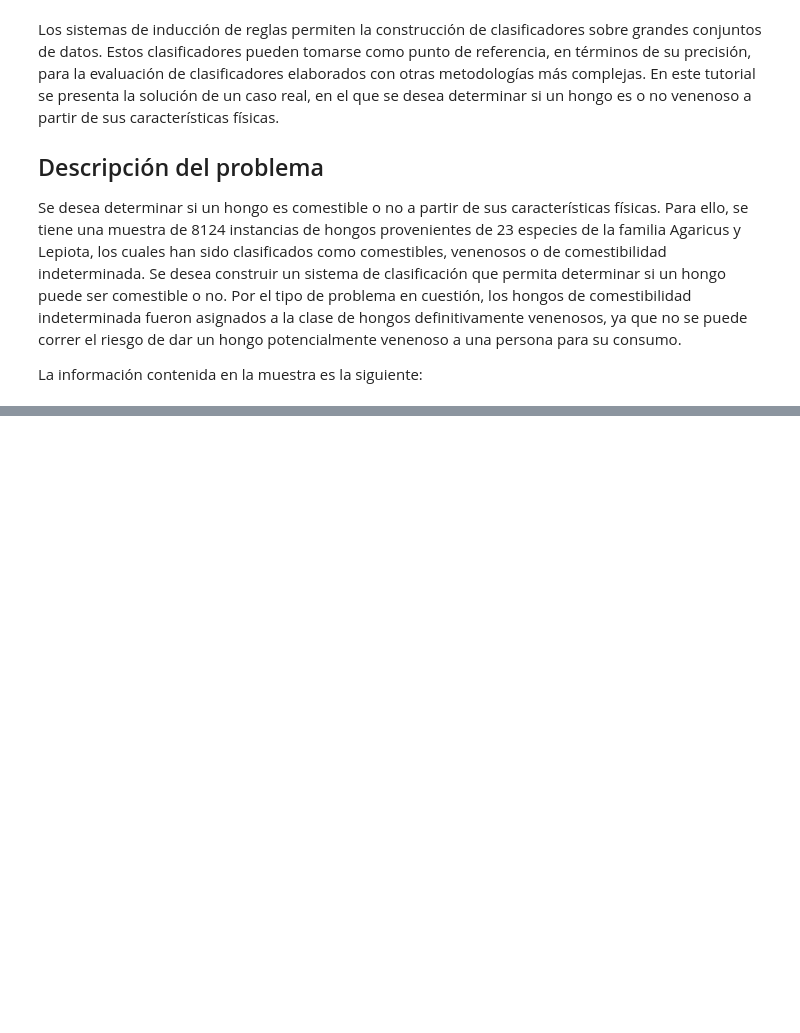
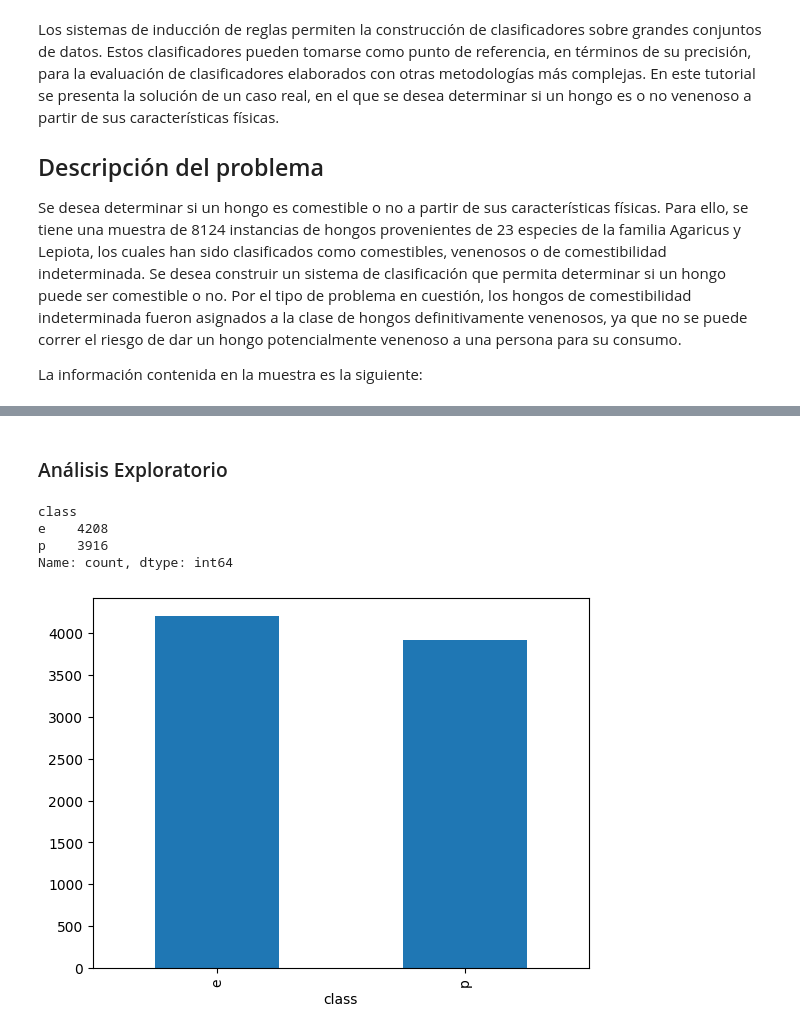
Before and after one commit to oecorrechag/Analitica-predictiva-course, a Jupyter notebook: notebooks/02_seccion/2.0.0 Fundamentos de estadística/2.2.2.Identificación de hongos venenosos usando 1R.ipynb, the cells around one changed output, grey strips where cells are left out. Cells and saved outputs as stored; diff of their text form; code cells hidden in the pictures; blank space fills up the shorter version.

```diff
--- a/notebooks/02_seccion/2.0.0 Fundamentos de estadística/2.2.2.Identificación de hongos venenosos usando 1R.ipynb
+++ b/notebooks/02_seccion/2.0.0 Fundamentos de estadística/2.2.2.Identificación de hongos venenosos usando 1R.ipynb
@@ -32,0 +49,26 @@ https://archive.ics.uci.edu/ml/datasets/mushroom
+# %%
+##
+## Leer el archivo.
+##
+
+# URL del dataset
+url = "https://archive.ics.uci.edu/ml/machine-learning-databases/mushroom/agaricus-lepiota.data"
+
+# Nombres de las columnas del dataset
+column_names = [
+    "class", "cap_shape", "cap_surface", "cap_color", "bruises", "odor",
+    "gill_attachment", "gill_spacing", "gill_size", "gill_color", "stalk_shape",
+    "stalk_root", "stalk_surface_above_ring", "stalk_surface_below_ring",
+    "stalk_color_above_ring", "stalk_color_below_ring", "veil_type", "veil_color",
+    "ring_number", "ring_type", "spore_print_color", "population", "habitat"
+]
+
+df = pd.read_csv(
+    url,
+    header=None,       # sin cabecera
+    names=column_names,# lista de nombres de columnas
+    sep = ',',         # separador de campos
+    thousands = None,  # separador de miles para números
+    decimal = '.')     # separador de los decimales para números
+
+df.head()
@@ -32,0 +145,13 @@ https://archive.ics.uci.edu/ml/datasets/mushroom
+# %% [markdown]
+### Análisis Exploratorio
+# %%
+df['class'].value_counts()
+# %% [output]
+class
+e    4208
+p    3916
+Name: count, dtype: int64
+# %%
+df['class'].value_counts().plot.bar();
+# %% [output]
+[figure, added]
```
Also changed, not shown: parts of 17 cells of this notebook.
